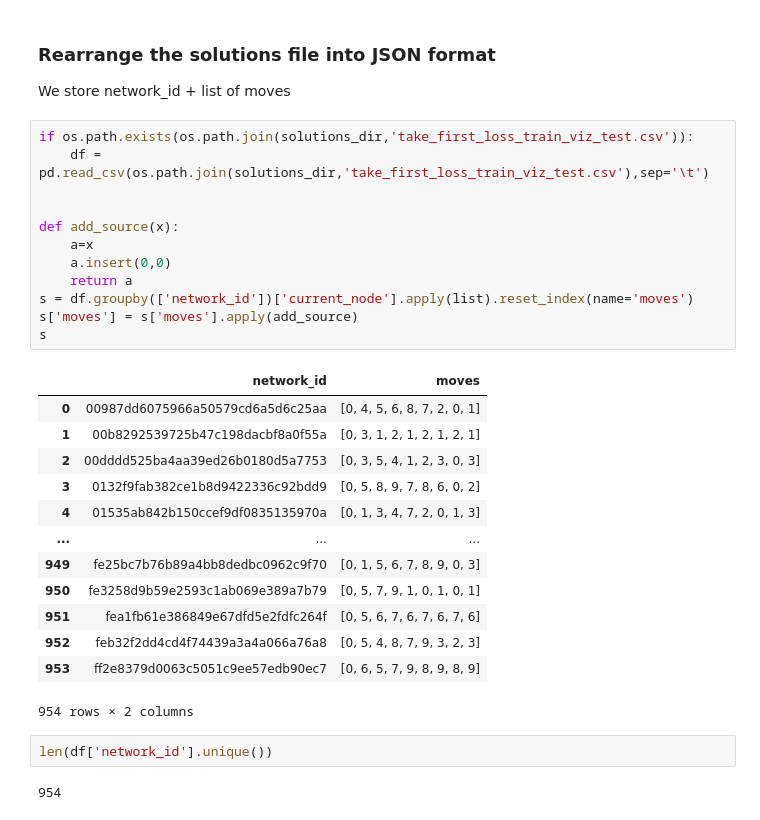
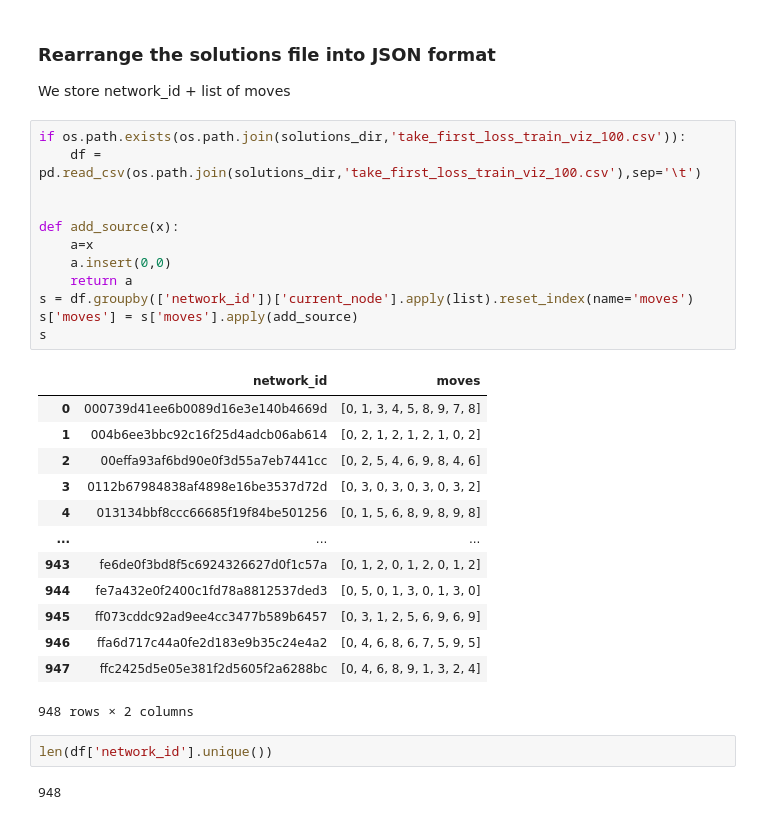
Before and after one commit to LBrinkmann/reward-network-iii-algorithm, a Jupyter notebook: notebooks/rule_based.ipynb, the cells around one changed output. Saved outputs shown, nothing was run; the diff lists cells and outputs as text.

```diff
--- a/notebooks/rule_based.ipynb
+++ b/notebooks/rule_based.ipynb
@@ -432,32 +432,32 @@ average final reward (take first loss strategy): 83.93650793650794
 ### Rearrange the solutions file into JSON format
 We store network_id + list of moves
 # %%
-if os.path.exists(os.path.join(solutions_dir,'take_first_loss_train_viz_test.csv')):
-    df = pd.read_csv(os.path.join(solutions_dir,'take_first_loss_train_viz_test.csv'),sep='\t')
+if os.path.exists(os.path.join(solutions_dir,'take_first_loss_train_viz_100.csv')):
+    df = pd.read_csv(os.path.join(solutions_dir,'take_first_loss_train_viz_100.csv'),sep='\t')
 
 
 def add_source(x):
     a=x
     a.insert(0,0)
     return a
 s = df.groupby(['network_id'])['current_node'].apply(list).reset_index(name='moves')
 s['moves'] = s['moves'].apply(add_source)
 s
 # %% [output]
 |  | network_id | moves |
-| 0 | 00987dd6075966a50579cd6a5d6c25aa | [0, 4, 5, 6, 8, 7, 2, 0, 1] |
-| 1 | 00b8292539725b47c198dacbf8a0f55a | [0, 3, 1, 2, 1, 2, 1, 2, 1] |
-| 2 | 00dddd525ba4aa39ed26b0180d5a7753 | [0, 3, 5, 4, 1, 2, 3, 0, 3] |
-| 3 | 0132f9fab382ce1b8d9422336c92bdd9 | [0, 5, 8, 9, 7, 8, 6, 0, 2] |
-| 4 | 01535ab842b150ccef9df0835135970a | [0, 1, 3, 4, 7, 2, 0, 1, 3] |
+| 0 | 000739d41ee6b0089d16e3e140b4669d | [0, 1, 3, 4, 5, 8, 9, 7, 8] |
+| 1 | 004b6ee3bbc92c16f25d4adcb06ab614 | [0, 2, 1, 2, 1, 2, 1, 0, 2] |
+| 2 | 00effa93af6bd90e0f3d55a7eb7441cc | [0, 2, 5, 4, 6, 9, 8, 4, 6] |
+| 3 | 0112b67984838af4898e16be3537d72d | [0, 3, 0, 3, 0, 3, 0, 3, 2] |
+| 4 | 013134bbf8ccc66685f19f84be501256 | [0, 1, 5, 6, 8, 9, 8, 9, 8] |
 | ... | ... | ... |
-| 949 | fe25bc7b76b89a4bb8dedbc0962c9f70 | [0, 1, 5, 6, 7, 8, 9, 0, 3] |
-| 950 | fe3258d9b59e2593c1ab069e389a7b79 | [0, 5, 7, 9, 1, 0, 1, 0, 1] |
-| 951 | fea1fb61e386849e67dfd5e2fdfc264f | [0, 5, 6, 7, 6, 7, 6, 7, 6] |
-| 952 | feb32f2dd4cd4f74439a3a4a066a76a8 | [0, 5, 4, 8, 7, 9, 3, 2, 3] |
-| 953 | ff2e8379d0063c5051c9ee57edb90ec7 | [0, 6, 5, 7, 9, 8, 9, 8, 9] |
+| 943 | fe6de0f3bd8f5c6924326627d0f1c57a | [0, 1, 2, 0, 1, 2, 0, 1, 2] |
+| 944 | fe7a432e0f2400c1fd78a8812537ded3 | [0, 5, 0, 1, 3, 0, 1, 3, 0] |
+| 945 | ff073cddc92ad9ee4cc3477b589b6457 | [0, 3, 1, 2, 5, 6, 9, 6, 9] |
+| 946 | ffa6d717c44a0fe2d183e9b35c24e4a2 | [0, 4, 6, 8, 6, 7, 5, 9, 5] |
+| 947 | ffc2425d5e05e381f2d5605f2a6288bc | [0, 4, 6, 8, 9, 1, 3, 2, 4] |
-954 rows × 2 columns
+948 rows × 2 columns
 # %%
 len(df['network_id'].unique())
 # %% [output]
-954
+948
```
Also changed, not shown: parts of 17 cells of this notebook.
